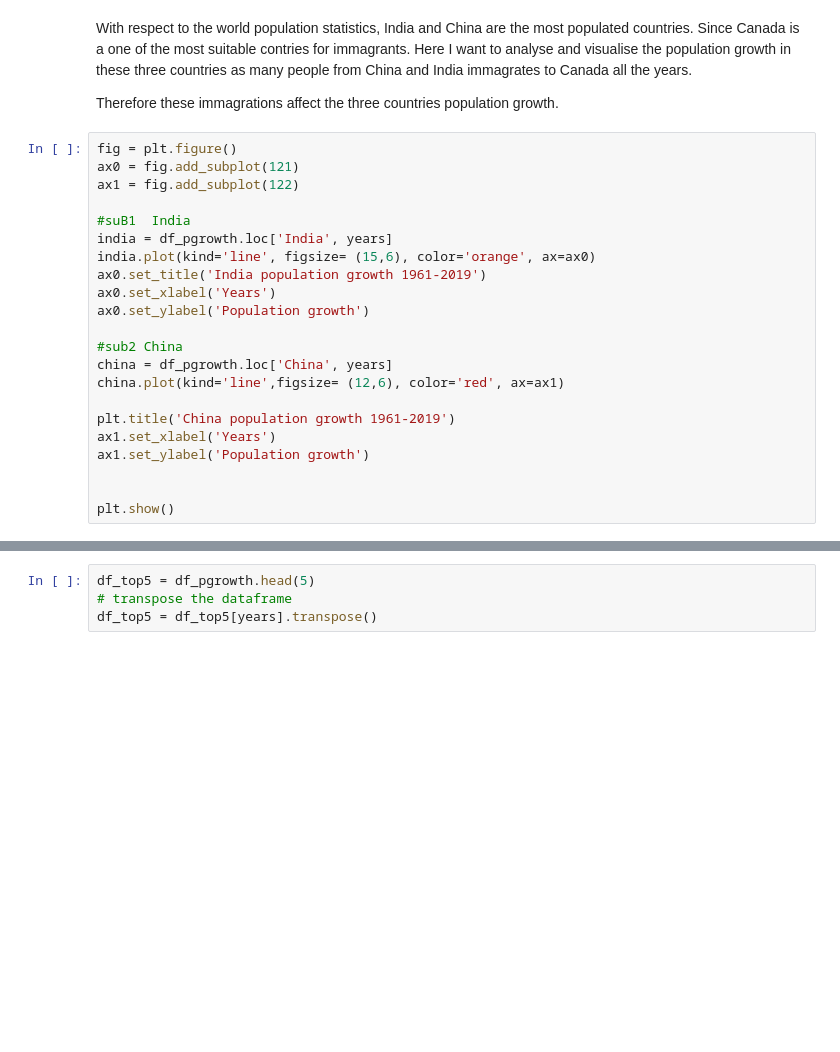
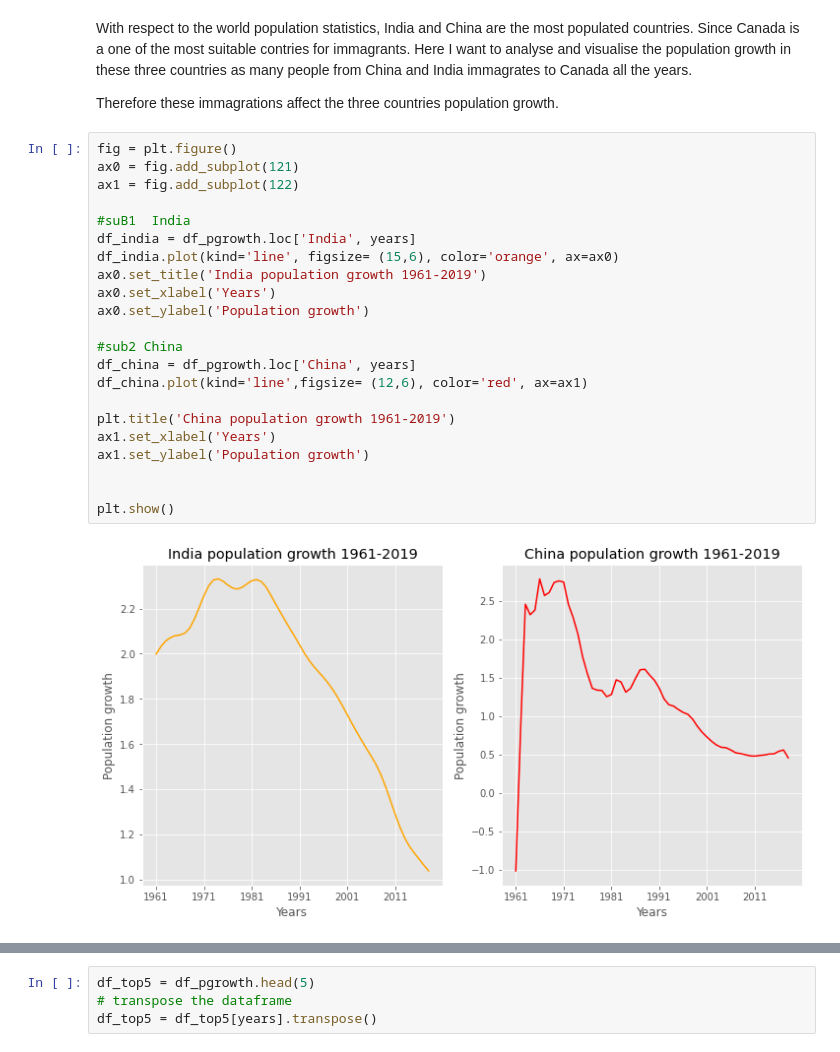
Before and after one commit to sjelodari/sjelodari.github.io, a Jupyter notebook: 17042021Kaggeltrain(worldpopulation).ipynb, the cells around one changed output, grey strips where cells are left out. Drawn from its saved outputs; the diff is of its cells as text; blank space fills up the shorter version.

```diff
--- a/17042021Kaggeltrain(worldpopulation).ipynb
+++ b/17042021Kaggeltrain(worldpopulation).ipynb
@@ -105,25 +185,27 @@ Therefore these immagrations affect the three countries population growth.
 # %%
 fig = plt.figure()
 ax0 = fig.add_subplot(121)
 ax1 = fig.add_subplot(122)
 
 #suB1  India
-india = df_pgrowth.loc['India', years]
-india.plot(kind='line', figsize= (15,6), color='orange', ax=ax0)
+df_india = df_pgrowth.loc['India', years]
+df_india.plot(kind='line', figsize= (15,6), color='orange', ax=ax0)
 ax0.set_title('India population growth 1961-2019')
 ax0.set_xlabel('Years')
 ax0.set_ylabel('Population growth')
 
 #sub2 China
-china = df_pgrowth.loc['China', years]
-china.plot(kind='line',figsize= (12,6), color='red', ax=ax1)
+df_china = df_pgrowth.loc['China', years]
+df_china.plot(kind='line',figsize= (12,6), color='red', ax=ax1)
 
 plt.title('China population growth 1961-2019')
 ax1.set_xlabel('Years')
 ax1.set_ylabel('Population growth')
 
 
 plt.show()
+# %% [output]
+[figure, added]
 # %%
 fig = plt.figure()
 ax0 = fig.add_subplot(121)
```
Also changed, not shown: parts of 30 cells of this notebook.
